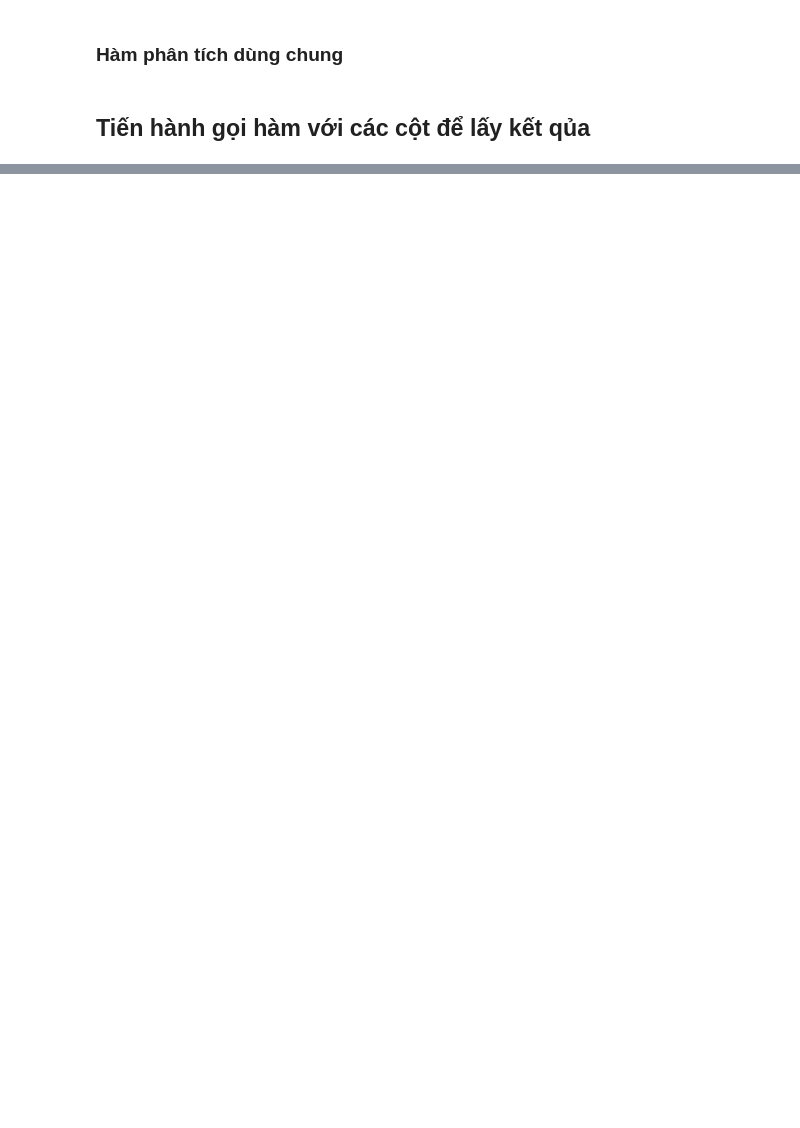
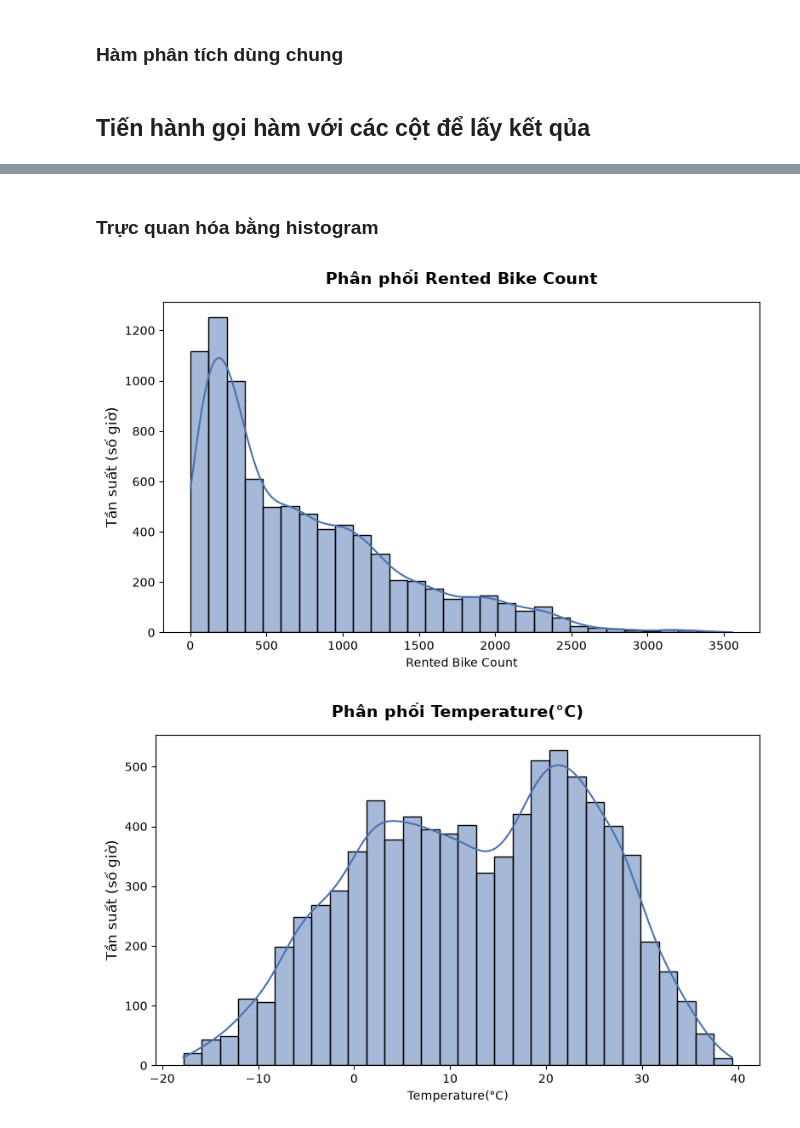
Before and after one commit to hoacangio/uit-data-analysis, a Jupyter notebook: notebooks/analysis.ipynb, the cells around one changed output, grey strips where cells are left out. Cells and saved outputs as stored; diff of their text form; code cells hidden in the pictures; blank space fills up the shorter version.

```diff
--- a/notebooks/analysis.ipynb
+++ b/notebooks/analysis.ipynb
@@ -114,0 +214,22 @@ Các biến được lựa chọn: Rented Bike Count, Temperature(°C), Humidity
+# %% [markdown]
+### Trực quan hóa bằng histogram
+# %%
+for column_name in dispersion_columns:
+    friendly_name = get_friendly_name(column_name)
+    plt.figure(figsize=(8, 5))
+    sns.histplot(
+        data=df,
+        x=column_name,
+        bins=30,
+        kde=True,
+        color="#4C72B0",
+        edgecolor="black",
+    )
+    plt.xlabel(friendly_name)
+    plt.ylabel("Tần suất (số giờ)", fontsize=12)
+    plt.title(f"Phân phối {friendly_name}", fontsize=14, fontweight="bold", pad=15)
+    plt.tight_layout()
+    plt.show()
+# %% [output]
+[figure, added]
+[figure, added]
```
Also changed, not shown: parts of 37 cells of this notebook, 7 other files.
